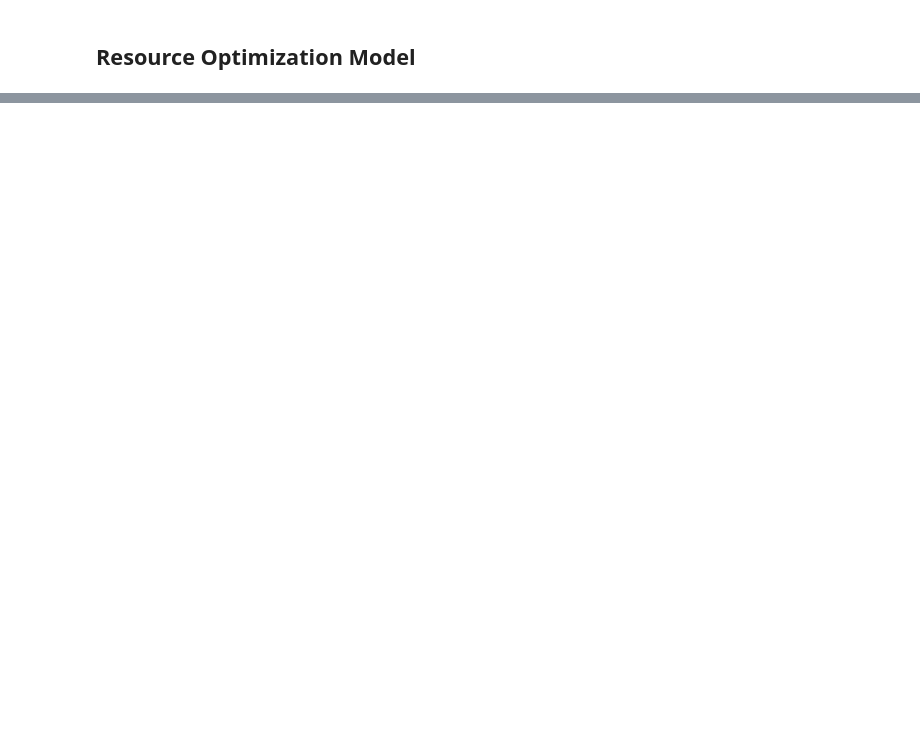
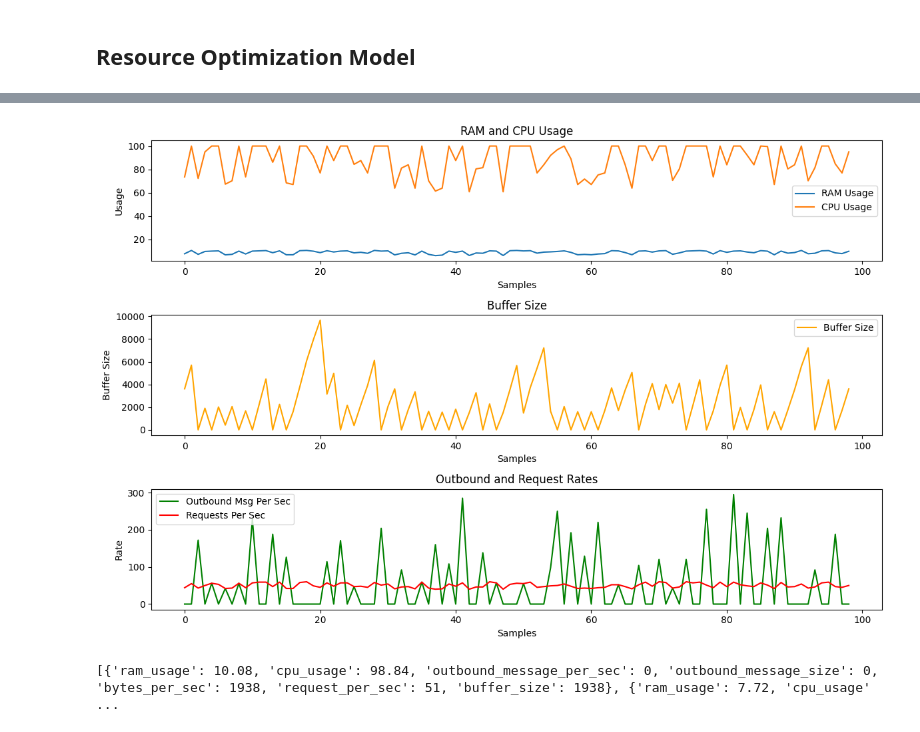
Before and after one commit to kode-git/edgeml, a Jupyter notebook: src/model/training/training.ipynb, the cells around one changed output, grey strips where cells are left out. Saved outputs shown, nothing was run; the diff lists cells and outputs as text; code cells hidden in the pictures; blank space fills up the shorter version.

```diff
--- a/src/model/training/training.ipynb
+++ b/src/model/training/training.ipynb
@@ -74,0 +304,42 @@ merge_json_files('performance.json', 'record.json', 'training_data.json')
+# %%
+import matplotlib.pyplot as plt
+
+ram_usages = [sample["ram_usage"] for sample in generator.samples[1:100]]
+cpu_usages = [sample["cpu_usage"] for sample in generator.samples[1:100]]
+buffer_sizes = [sample["buffer_size"] for sample in generator.samples[1:100]]
+outbound_message_per_secs = [sample["outbound_message_per_sec"] for sample in generator.samples[1:100]]
+requests_per_sec = [sample["request_per_sec"] for sample in generator.samples[1:100]]
+
+
+plt.figure(figsize=(12, 8))
+
+plt.subplot(3, 1, 1)
+plt.plot(ram_usages, label="RAM Usage")
+plt.plot(cpu_usages, label="CPU Usage")
+plt.title("RAM and CPU Usage")
+plt.xlabel("Samples")
+plt.ylabel("Usage")
+plt.legend()
+
+plt.subplot(3, 1, 2)
+plt.plot(buffer_sizes, label="Buffer Size", color="orange")
+plt.title("Buffer Size")
+plt.xlabel("Samples")
+plt.ylabel("Buffer Size")
+plt.legend()
+
+plt.subplot(3, 1, 3)
+plt.plot(outbound_message_per_secs, label="Outbound Msg Per Sec", color="green")
+plt.plot(requests_per_sec, label="Requests Per Sec", color="red")
+plt.title("Outbound and Request Rates")
+plt.xlabel("Samples")
+plt.ylabel("Rate")
+plt.legend()
+
+plt.tight_layout()
+plt.show()
+
+print(generator.samples[:10])  # Print the first 10 samples
+# %% [output]
+[figure, added]
+[{'ram_usage': 10.08, 'cpu_usage': 98.84, 'outbound_message_per_sec': 0, 'outbound_message_size': 0, 'bytes_per_sec': 1938, 'request_per_sec': 51, 'buffer_size': 1938}, {'ram_usage': 7.72, 'cpu_usage' ...
```
Also changed, not shown: parts of 7 cells of this notebook, 1 other file.
